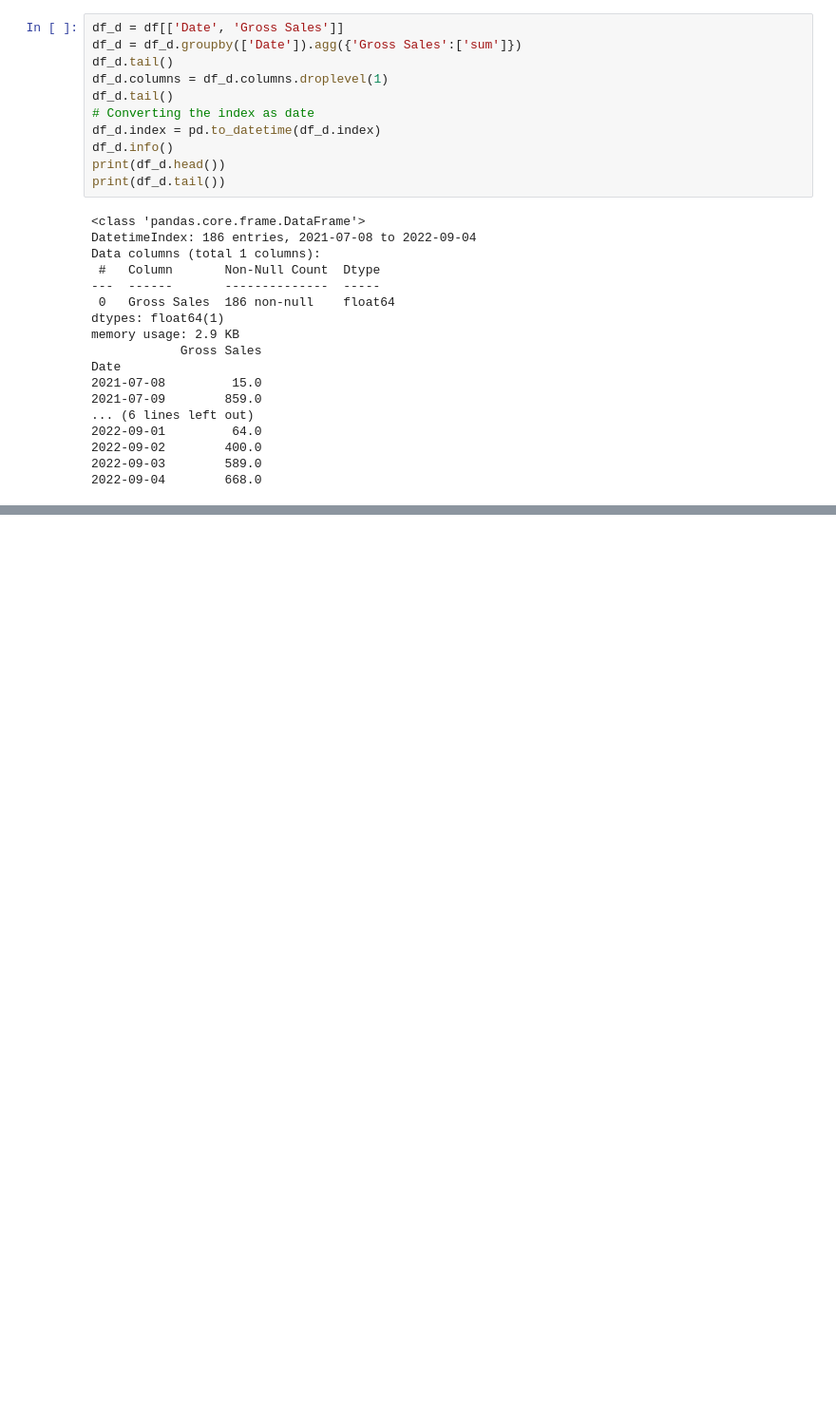
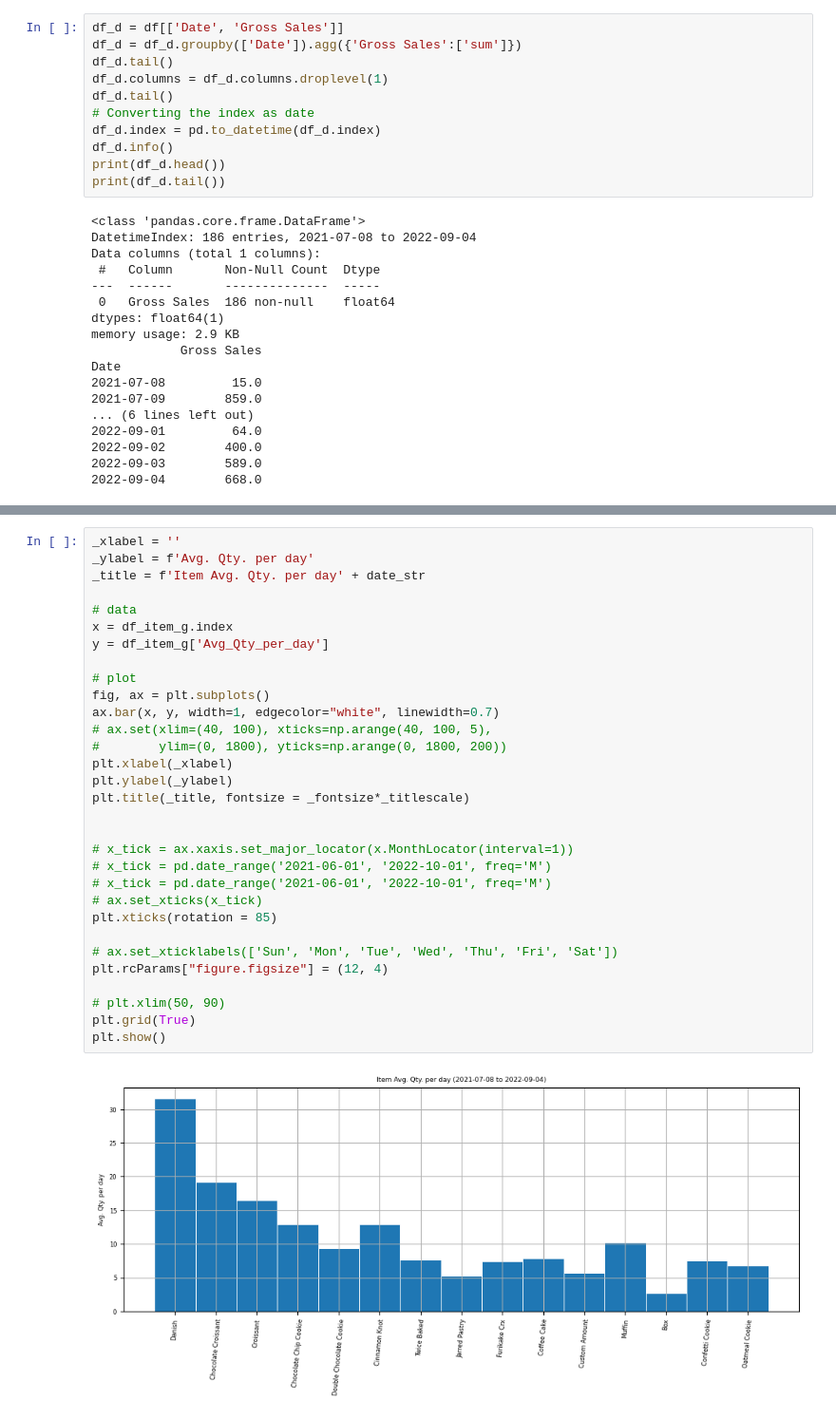
Before and after one commit to pympk/py379, a Jupyter notebook: bb/item_sale_group.ipynb, the cells around one changed output, grey strips where cells are left out. Shown at 95% size. Saved outputs shown, nothing was run; the diff lists cells and outputs as text; blank space fills up the shorter version.

```diff
--- a/bb/item_sale_group.ipynb
+++ b/bb/item_sale_group.ipynb
@@ -494,0 +589,33 @@ plt.show()
+# %%
+_xlabel = ''
+_ylabel = f'Avg. Qty. per day'
+_title = f'Item Avg. Qty. per day' + date_str
+
+# data
+x = df_item_g.index
+y = df_item_g['Avg_Qty_per_day']
+
+# plot
+fig, ax = plt.subplots()
+ax.bar(x, y, width=1, edgecolor="white", linewidth=0.7)
+# ax.set(xlim=(40, 100), xticks=np.arange(40, 100, 5),
+#        ylim=(0, 1800), yticks=np.arange(0, 1800, 200))
+plt.xlabel(_xlabel)
+plt.ylabel(_ylabel)
+plt.title(_title, fontsize = _fontsize*_titlescale)
+
+
+# x_tick = ax.xaxis.set_major_locator(x.MonthLocator(interval=1))
+# x_tick = pd.date_range('2021-06-01', '2022-10-01', freq='M')
+# x_tick = pd.date_range('2021-06-01', '2022-10-01', freq='M')
+# ax.set_xticks(x_tick)
+plt.xticks(rotation = 85)
+
+# ax.set_xticklabels(['Sun', 'Mon', 'Tue', 'Wed', 'Thu', 'Fri', 'Sat'])
+plt.rcParams["figure.figsize"] = (12, 4)
+
+# plt.xlim(50, 90)
+plt.grid(True)
+plt.show()
+# %% [output]
+[figure, added]
```
Also changed, not shown: parts of 10 cells of this notebook, 1 other file.
